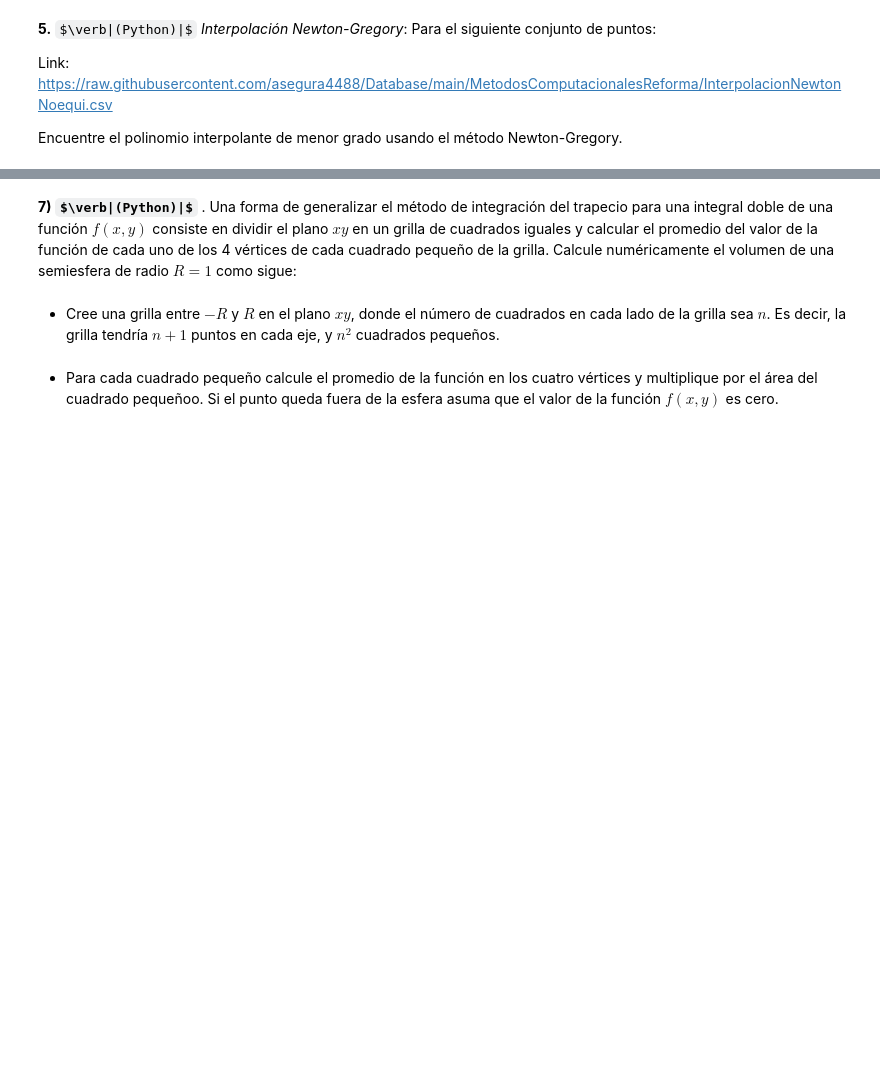
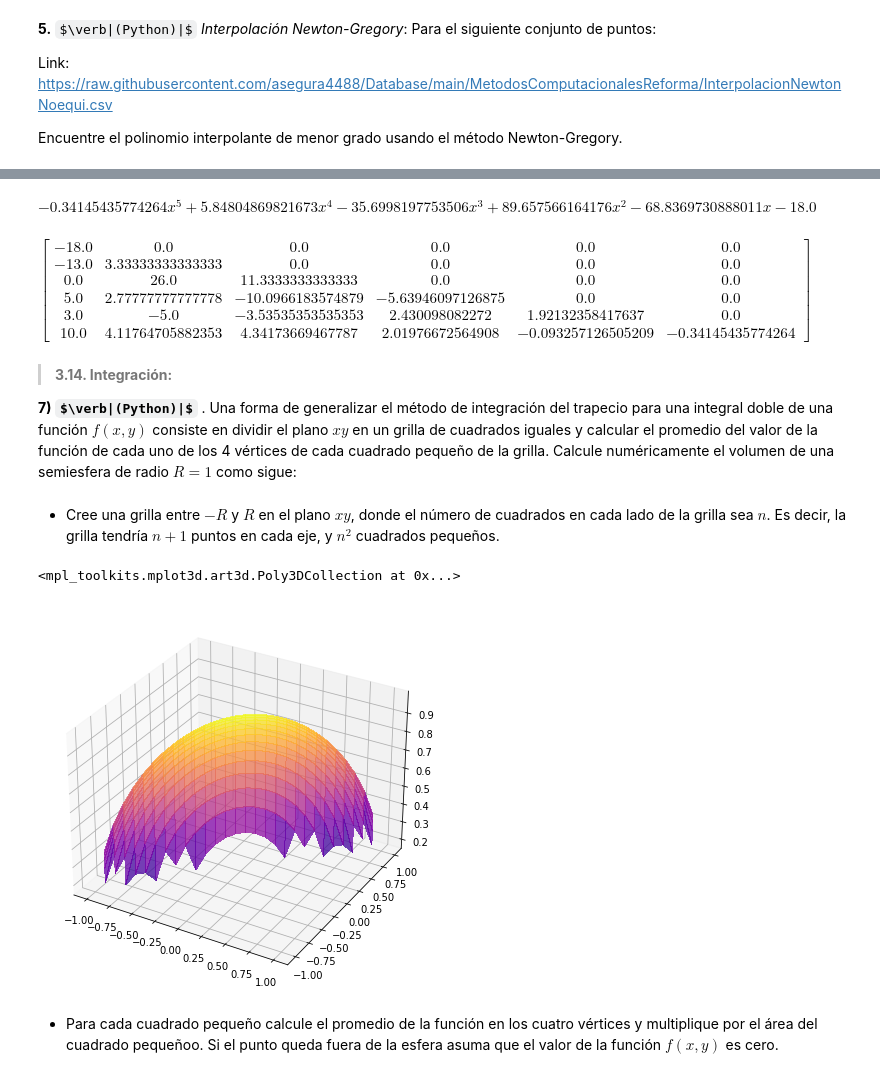
Before and after one commit to ThomasAnkhe/Metodos1_ClaudiaCuellar-ThomasAndrade, a Jupyter notebook: Segundo Taller/Métodos_Taller2.ipynb, the cells around one changed output, grey strips where cells are left out. Saved outputs shown, nothing was run; the diff lists cells and outputs as text; code cells hidden in the pictures; some formulas as TeX source; blank space fills up the shorter version.

```diff
--- a/Segundo Taller/Métodos_Taller2.ipynb
+++ b/Segundo Taller/Métodos_Taller2.ipynb
@@ -245,0 +227,14 @@ $$I = \int_{a}^{b}{f(x) dx} \cong \int_{a}^{b}{p_{2}(x) dx} = \frac{h}{3} \cdot
+# %%
+# Instancia de descarga del .csv para el análisis de los datos:
+
+if not path.exists('Data'):
+    os.mkdir('Data')
+
+file = 'Data/NewtonInterpolation.dat'
+url = 'https://raw.githubusercontent.com/asegura4488/Database/main/MetodosComputacionalesReforma/InterpolacionNewtonNoequi.csv'
+
+if not path.exists(file):
+    Path_ = wget.download(url,file)
+
+else:
+    Path_ = file
@@ -246,7 +286,45 @@ $$I = \int_{a}^{b}{f(x) dx} \cong \int_{a}^{b}{p_{2}(x) dx} = \frac{h}{3} \cdot
+# %%
+y # Acá se puede apreciar al polinomio con el mínimo grado que contiene los puntos especificados:
+# %% [output]
+$\displaystyle - 0.34145435774264 x^{5} + 5.84804869821673 x^{4} - 35.6998197753506 x^{3} + 89.657566164176 x^{2} - 68.8369730888011 x - 18.0$
+# %%
+matrix  # Observando la matriz de diferenciales es posible notar que el mínimo grado es, ciertamente, 5.
+# %% [output]
+$\displaystyle \left[\begin{matrix}-18.0 & 0.0 & 0.0 & 0.0 & 0.0 & 0.0\\-13.0 & 3.33333333333333 & 0.0 & 0.0 & 0.0 & 0.0\\0.0 & 26.0 & 11.3333333333333 & 0.0 & 0.0 & 0.0\\5.0 & 2.77777777777778 & -10.0966183574879 & -5.63946097126875 & 0.0 & 0.0\\3.0 & -5.0 & -3.53535353535353 & 2.430098082272 & 1.92132358417637 & 0.0\\10.0 & 4.11764705882353 & 4.34173669467787 & 2.01976672564908 & -0.093257126505209 & -0.34145435774264\end{matrix}\right]$
 # %% [markdown]
+> **3.14. Integración:**
+
 **7)** **$\verb|(Python)|$** . Una forma de generalizar el método de integración del trapecio para una integral doble de una función $f(x, y)$ consiste en dividir el plano $xy$ en un grilla de cuadrados iguales y calcular el promedio del valor de la función de cada uno de los 4 vértices de cada cuadrado pequeño de la grilla. Calcule numéricamente el volumen de una semiesfera de radio $R = 1$ como sigue:
 # %% [markdown]
 * Cree una grilla entre $−R$ y $R$ en el plano $xy$, donde el número de cuadrados en cada lado de la grilla sea $n$. Es decir, la grilla tendría $n + 1$ puntos en cada eje, y $n^2$ cuadrados pequeños.
+# %%
+radius = 1
+n = 30
+
+x = np.linspace(-radius, radius, n)
+y = np.linspace(-radius, radius, n)
+
+def Semi_Sphere(x, y):
+    if x**2 + y**2 <= 1:
+        return np.sqrt(1 - ((x)**2 + (y)**2))
+    else:
+        return 0
+
+
+
+
+"""
+x, y = np.meshgrid(x_, y_)
+z_ = np.zeros_like(x_)
+z = np.sqrt(1 - (x**2 + y**2)) + z_
+"""
+
+fig = plt.figure(figsize = (7, 7))
+ax = plt.axes(projection = '3d')
+ax.plot_surface(x, y, z, cmap="plasma", linewidth=0, antialiased=False, alpha=0.5)
+# %% [output]
+<mpl_toolkits.mplot3d.art3d.Poly3DCollection at 0x...>
+[figure, added]
 # %% [markdown]
 * Para cada cuadrado pequeño calcule el promedio de la función en los cuatro vértices
 y multiplique por el área del cuadrado pequeñoo. Si el punto queda fuera de la esfera
```
Also changed, not shown: parts of 35 cells of this notebook, 1 other file.
